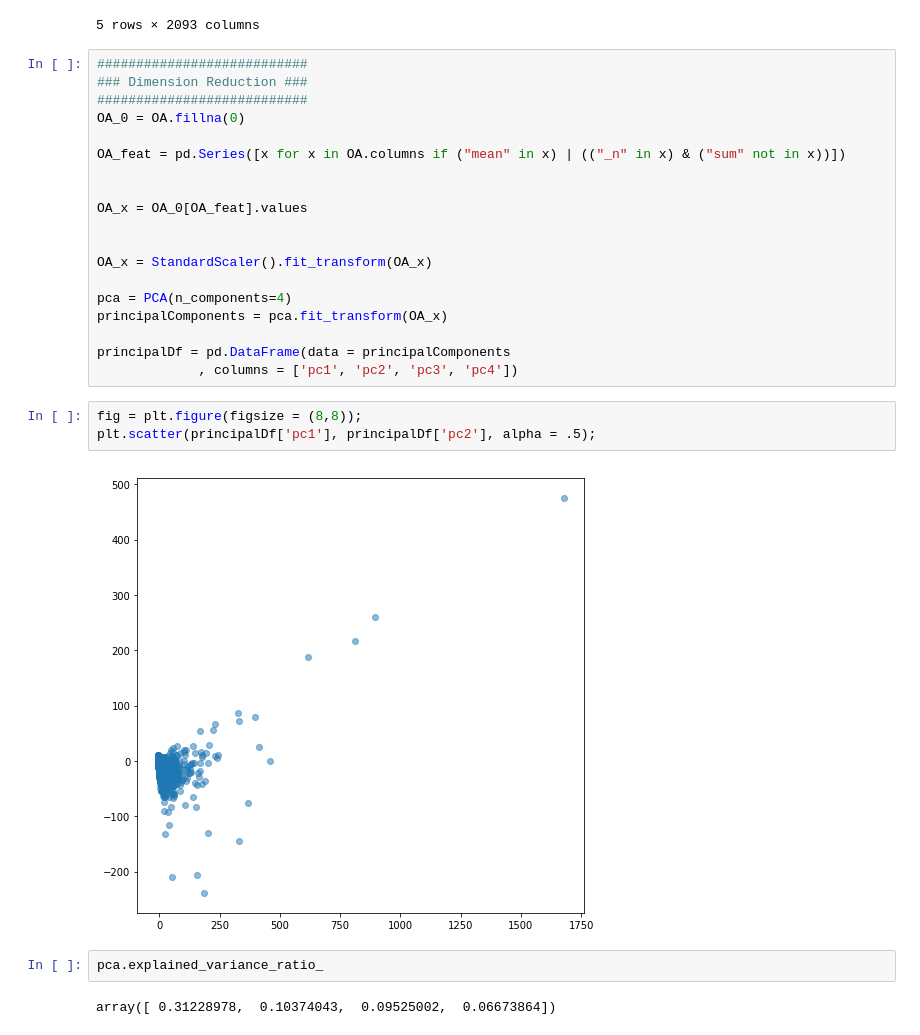
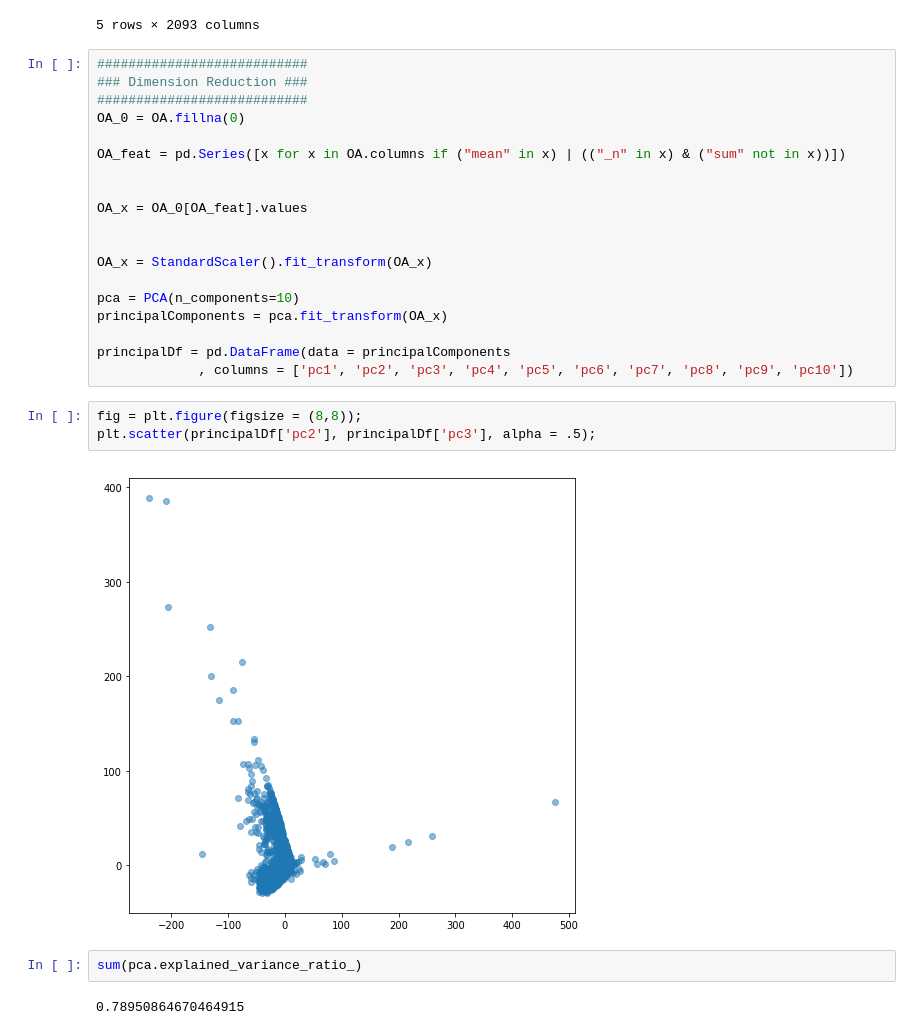
Before and after one commit to KatiaMinaWilliams/spinach-sweaters, a Jupyter notebook: NPOpp/Exploratory_Analysis.ipynb, the cells around one changed output. Saved outputs shown, nothing was run; the diff lists cells and outputs as text.

```diff
--- a/NPOpp/Exploratory_Analysis.ipynb
+++ b/NPOpp/Exploratory_Analysis.ipynb
@@ -33,17 +33,17 @@ OA_x = OA_0[OA_feat].values
 
 OA_x = StandardScaler().fit_transform(OA_x)
 
-pca = PCA(n_components=4)
+pca = PCA(n_components=10)
 principalComponents = pca.fit_transform(OA_x)
 
 principalDf = pd.DataFrame(data = principalComponents
-             , columns = ['pc1', 'pc2', 'pc3', 'pc4'])
+             , columns = ['pc1', 'pc2', 'pc3', 'pc4', 'pc5', 'pc6', 'pc7', 'pc8', 'pc9', 'pc10'])
 # %%
 fig = plt.figure(figsize = (8,8));
-plt.scatter(principalDf['pc1'], principalDf['pc2'], alpha = .5);
+plt.scatter(principalDf['pc2'], principalDf['pc3'], alpha = .5);
 # %% [output]
-[figure, old version]
+[figure, new version]
-# %%
-pca.explained_variance_ratio_
-# %% [output]
-array([ 0.31228978,  0.10374043,  0.09525002,  0.06673864])
+# %%
+sum(pca.explained_variance_ratio_)
+# %% [output]
+0.78950864670464915
```
Also changed, not shown: 1 other file.
